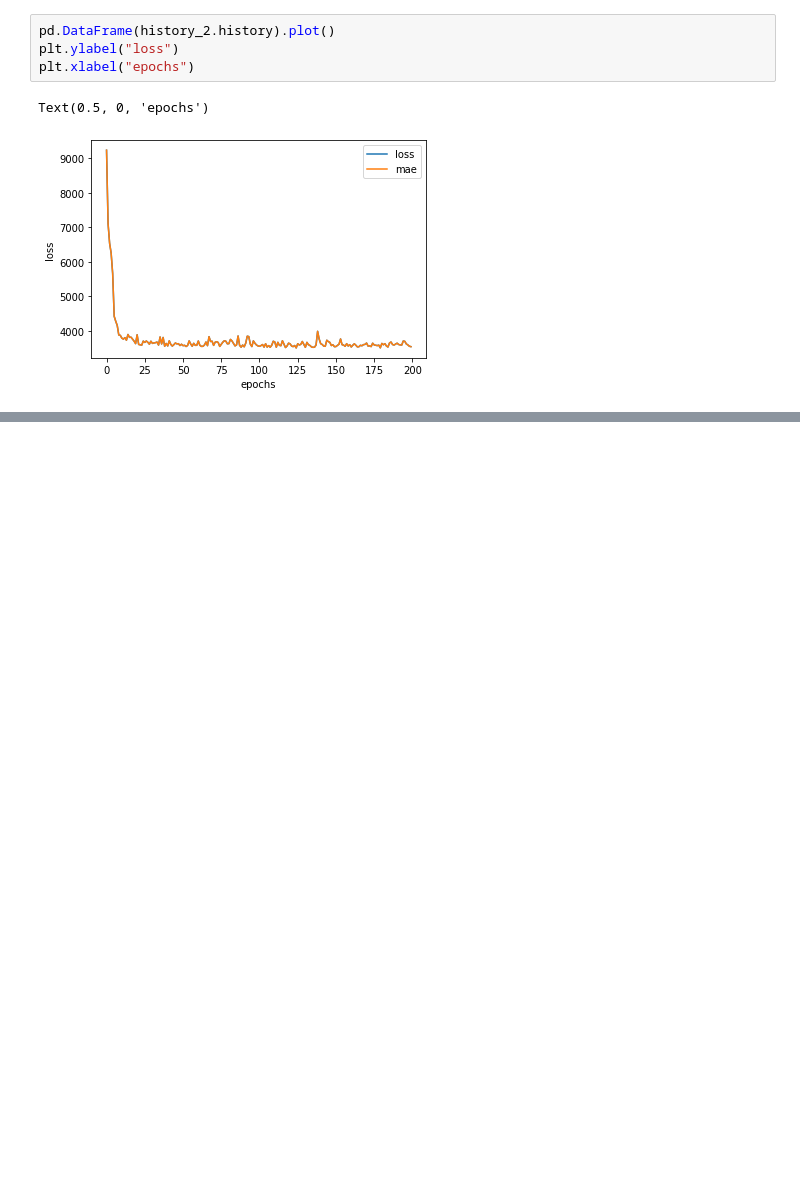
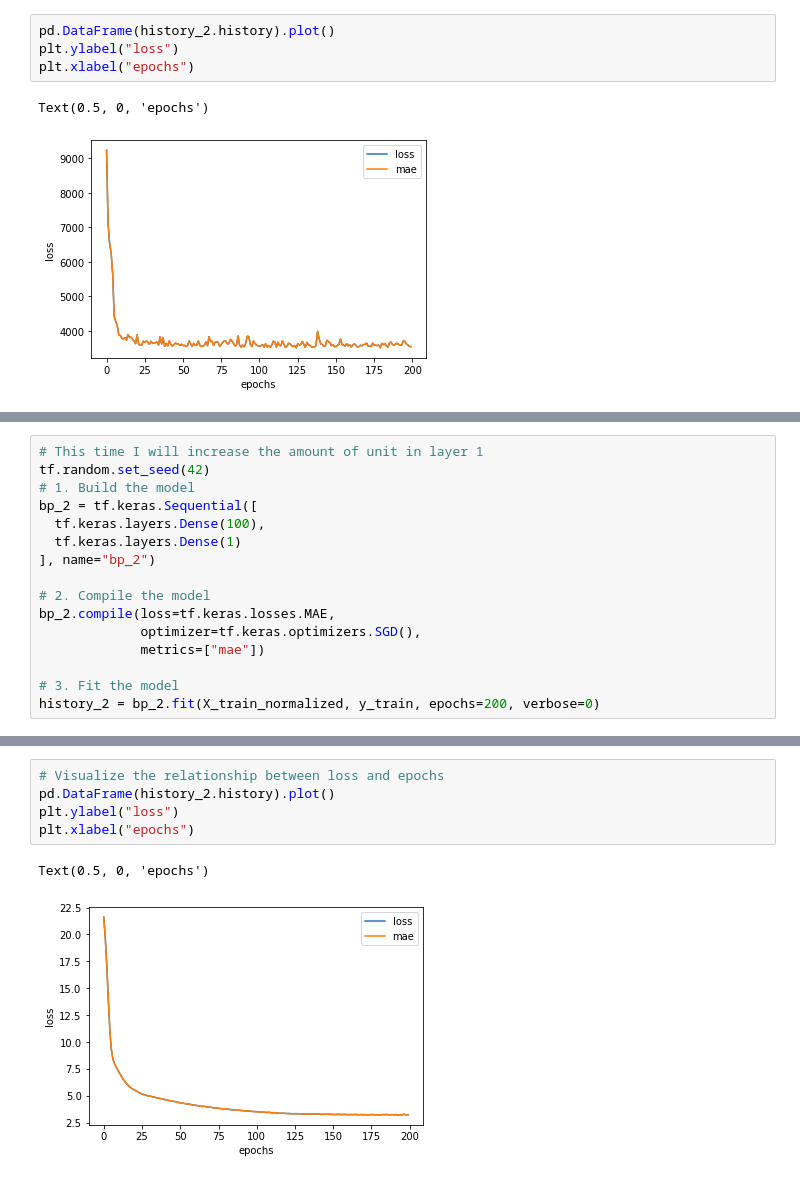
Before and after one commit to ThangDoan2001/TensorFlow_ZeroToHero, a Jupyter notebook: 01_neural_network_regression_with_tensorflow_homework.ipynb, the cells around one changed output, grey strips where cells are left out. Cells and saved outputs as stored; diff of their text form; blank space fills up the shorter version.

```diff
--- a/01_neural_network_regression_with_tensorflow_homework.ipynb
+++ b/01_neural_network_regression_with_tensorflow_homework.ipynb
@@ -546,0 +694,16 @@ Text(0.5, 0, 'epochs')
+# %%
+# This time I will increase the amount of unit in layer 1
+tf.random.set_seed(42)
+# 1. Build the model
+bp_2 = tf.keras.Sequential([
+  tf.keras.layers.Dense(100),
+  tf.keras.layers.Dense(1)
+], name="bp_2")
+
+# 2. Compile the model
+bp_2.compile(loss=tf.keras.losses.MAE,
+             optimizer=tf.keras.optimizers.SGD(),
+             metrics=["mae"])
+
+# 3. Fit the model
+history_2 = bp_2.fit(X_train_normalized, y_train, epochs=200, verbose=0)
@@ -546,0 +716,8 @@ Text(0.5, 0, 'epochs')
+# %%
+# Visualize the relationship between loss and epochs
+pd.DataFrame(history_2.history).plot()
+plt.ylabel("loss")
+plt.xlabel("epochs")
+# %% [output]
+Text(0.5, 0, 'epochs')
+[figure, added]
```
Also changed, not shown: parts of 35 cells of this notebook.
